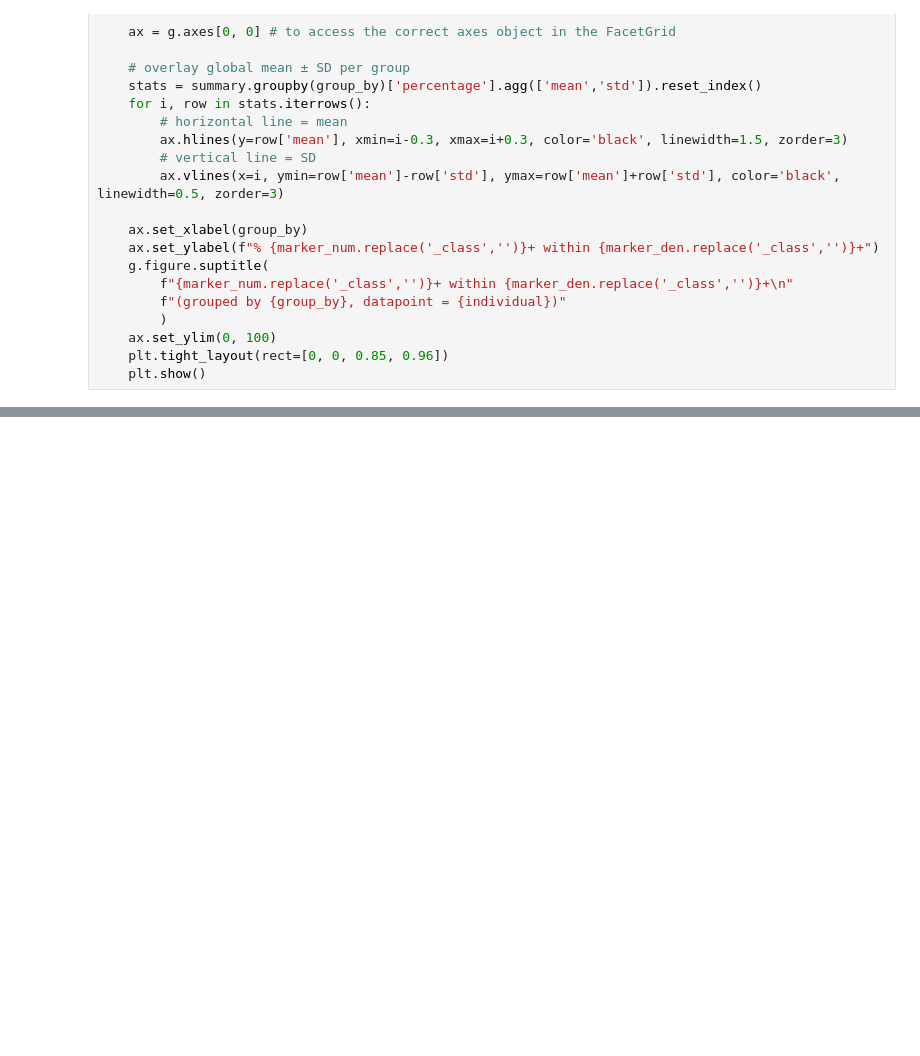
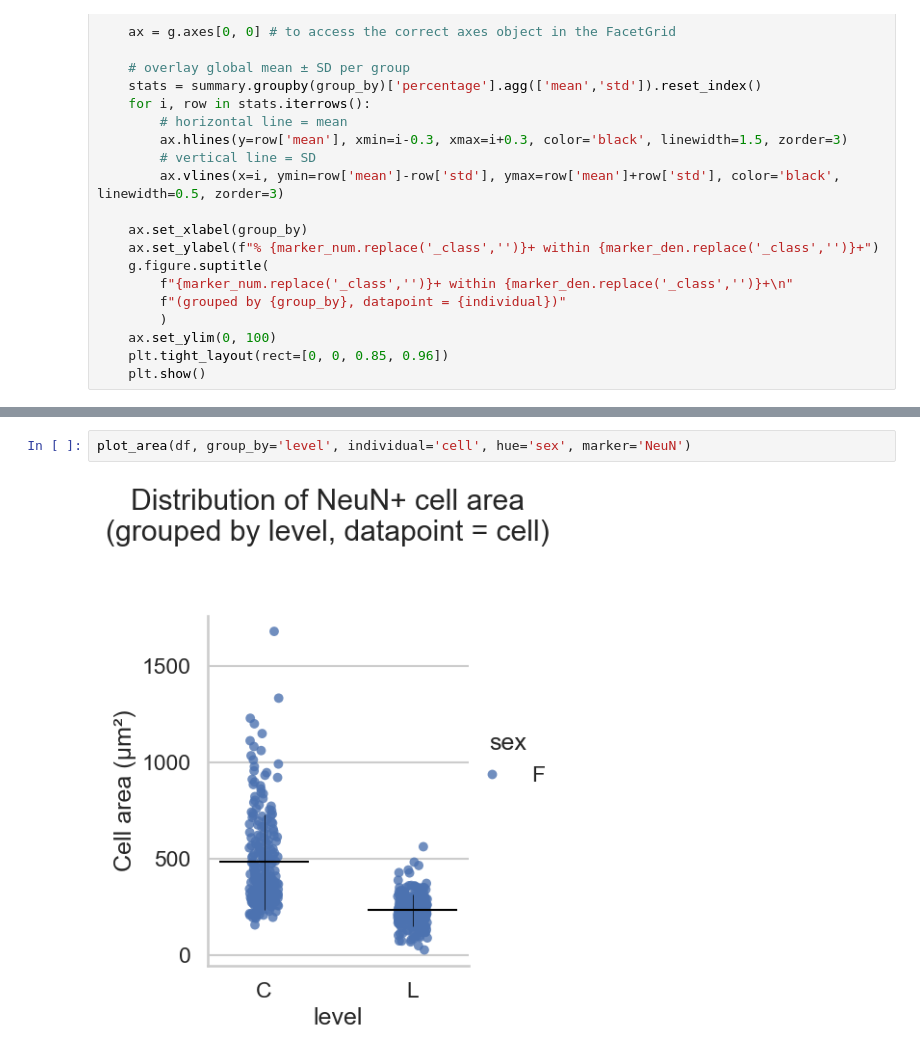
Before and after one commit to slolignier/coexpression, a Jupyter notebook: notebook/coexpression_analysis.ipynb, the cells around one changed output, grey strips where cells are left out. Cells and saved outputs as stored; diff of their text form; blank space fills up the shorter version.

```diff
--- a/notebook/coexpression_analysis.ipynb
+++ b/notebook/coexpression_analysis.ipynb
@@ -421,0 +579,4 @@ plot_percentage(df, 'IB4', 'NeuN', group_by=None, individual='slice', hue='sampl
+# %%
+plot_area(df, group_by='level', individual='cell', hue='sex', marker='NeuN')
+# %% [output]
+[figure, added]
```
Also changed, not shown: parts of 14 cells of this notebook.
